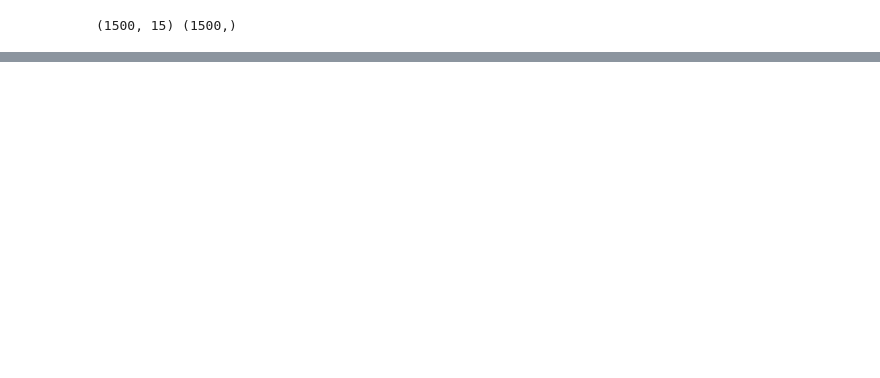
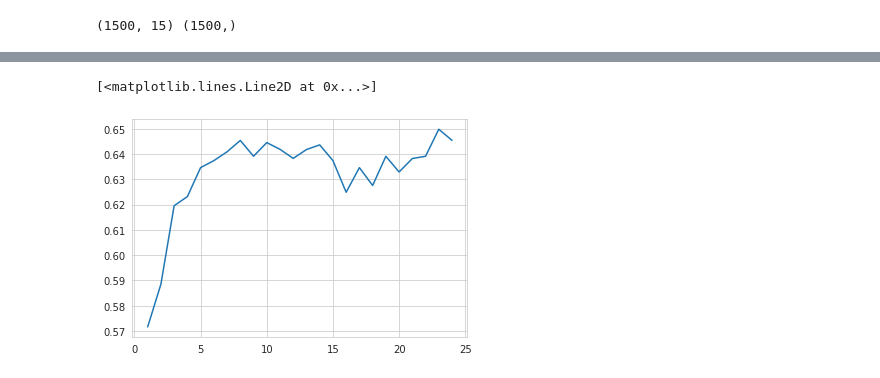
Before and after one commit to ab17254/ce802, a Jupyter notebook: CE802_P2_Notebook.ipynb, the cells around one changed output, grey strips where cells are left out. Saved outputs shown, nothing was run; the diff lists cells and outputs as text; code cells hidden in the pictures; blank space fills up the shorter version.

```diff
--- a/CE802_P2_Notebook.ipynb
+++ b/CE802_P2_Notebook.ipynb
@@ -136,0 +135,7 @@ weighted avg       0.80      0.80      0.80       375
+# %%
+# knn classifier
+knn = KNeighborsClassifier(n_neighbors=3)
+knn.fit(x_train, y_train)
+pred_knn = knn.predict(x_test)
+print(confusion_matrix(y_test, pred_knn))
+print(classification_report(y_test, pred_knn))
@@ -136,0 +153,11 @@ weighted avg       0.80      0.80      0.80       375
+# %%
+# knn classifier with param tuning
+knn2 = KNeighborsClassifier()
+param_grid = {'n_neighbors': np.arange(1,25)}
+knn_cv = GridSearchCV(knn2, param_grid, cv=10)
+knn_cv.fit(x_train, y_train)
+print(knn_cv.best_score_)
+print(knn_cv.best_params_)
+pred_knn2 = knn_cv.predict(x_test)
+print(classification_report(y_test, pred_knn2))
+print(confusion_matrix(y_test, pred_knn2))
@@ -136,0 +178,6 @@ weighted avg       0.80      0.80      0.80       375
+# %%
+sns.set_style('whitegrid')
+plt.plot(np.arange(1,25), knn_cv.cv_results_['mean_test_score'])
+# %% [output]
+[<matplotlib.lines.Line2D at 0x...>]
+[figure, added]
```
Also changed, not shown: parts of 15 cells of this notebook.
